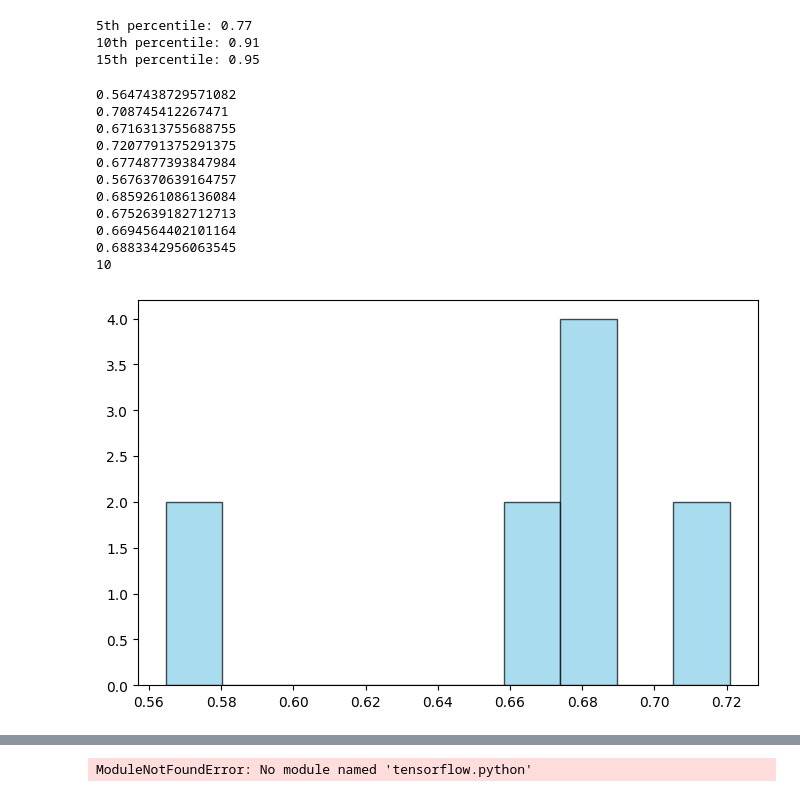
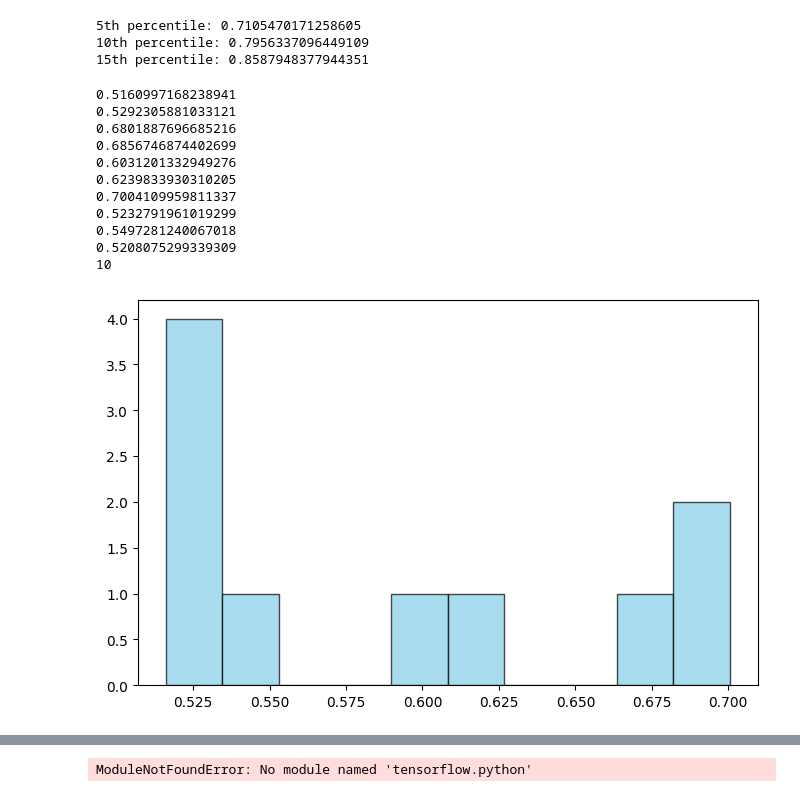
Before and after one commit to Dinithiii04/AgriLak, a Jupyter notebook: notebooks/Irrigation_model_traning.ipynb, the cells around one changed output, grey strips where cells are left out. Drawn from its saved outputs; the diff is of its cells as text; code cells hidden in the pictures.

Commit message:
change the uncertainty threshold to 0.79

```diff
--- a/notebooks/Irrigation_model_traning.ipynb
+++ b/notebooks/Irrigation_model_traning.ipynb
@@ -104,36 +104,36 @@ print(len(confidence))
 list_threshold=[]
 for i in range(5,20,5):
     threshold=np.percentile(confidence,i)
-    print(f'{i}th percentile: {threshold:.2f}')
+    print(f'{i}th percentile: {threshold}')
     list_threshold.append(threshold)
 # %% [output]
-5th percentile: 0.77
-10th percentile: 0.91
-15th percentile: 0.95
+5th percentile: 0.7105470171258605
+10th percentile: 0.7956337096449109
+15th percentile: 0.8587948377944351
 # %%
 
 lowones5th=[]
 for values in confidence:
-    if values<0.76:
+    if values<0.71:
         print(values)
         lowones5th.append(values)
 
 plt.figure(figsize=(8, 5))
 plt.hist(lowones5th, bins=10, color='skyblue', edgecolor='black', alpha=0.7)
 print(len(lowones5th))
 # %% [output]
-0.5647438729571082
-0.708745412267471
-0.6716313755688755
-0.7207791375291375
-0.6774877393847984
-0.5676370639164757
-0.6859261086136084
-0.6752639182712713
-0.6694564402101164
-0.6883342956063545
+0.5160997168238941
+0.5292305881033121
+0.6801887696685216
+0.6856746874402699
+0.6031201332949276
+0.6239833930310205
+0.7004109959811337
+0.5232791961019299
+0.5497281240067018
+0.5208075299339309
 10
-[figure, old version]
+[figure, new version]
 # %%
 
 lowones10th=[]
```
Also changed, not shown: parts of 13 cells of this notebook, 6 other files.
